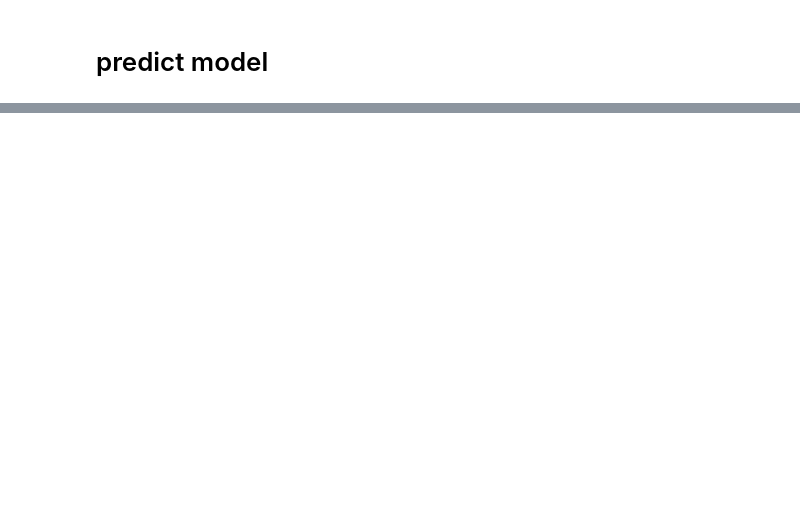
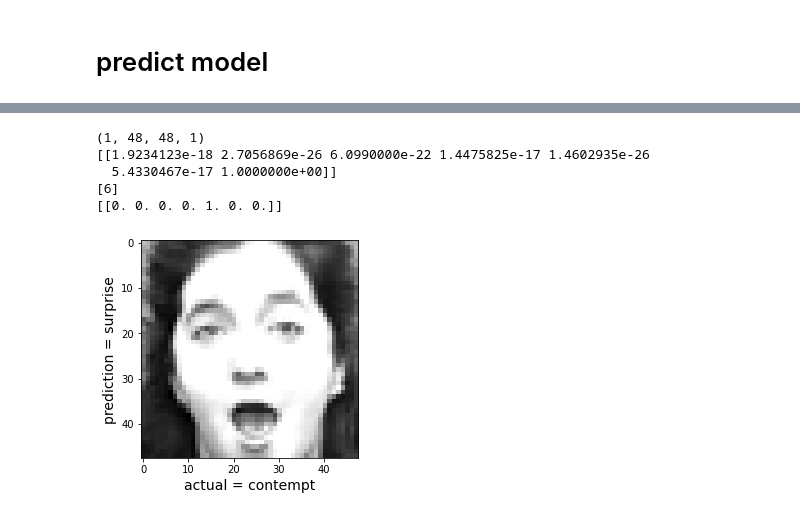
Before and after one commit to shivani-nandani/emotion-detection, a Jupyter notebook: emotion_detection_v2.ipynb, the cells around one changed output, grey strips where cells are left out. Saved outputs shown, nothing was run; the diff lists cells and outputs as text; code cells hidden in the pictures; blank space fills up the shorter version.

```diff
--- a/emotion_detection_v2.ipynb
+++ b/emotion_detection_v2.ipynb
@@ -220,3 +386,23 @@ plt.show()
+# %%
+test_image = X_test[2:3]
+print (test_image.shape)
+
+print(model.predict(test_image))
+print(np.argmax(model.predict(test_image), axis=-1))
+print(y_test[33:34])
+
+plt.imshow(test_image[0],cmap=plt.get_cmap('gray'))
+plt.ylabel('prediction = %s' % getLabel(np.argmax(model.predict(test_image), axis=-1)[0]), fontsize=14)
+plt.xlabel('actual = %s' % getLabel(1 in y_test[33:34]), fontsize=14)
+
+plt.show()
+# %% [output]
+(1, 48, 48, 1)
+[[1.9234123e-18 2.7056869e-26 6.0990000e-22 1.4475825e-17 1.4602935e-26
+  5.4330467e-17 1.0000000e+00]]
+[6]
+[[0. 0. 0. 0. 1. 0. 0.]]
+[figure, added]
 # %%
 test_image = X_test[0:1]
 print (test_image.shape)
```
Also changed, not shown: parts of 16 cells of this notebook, 8 other files.
